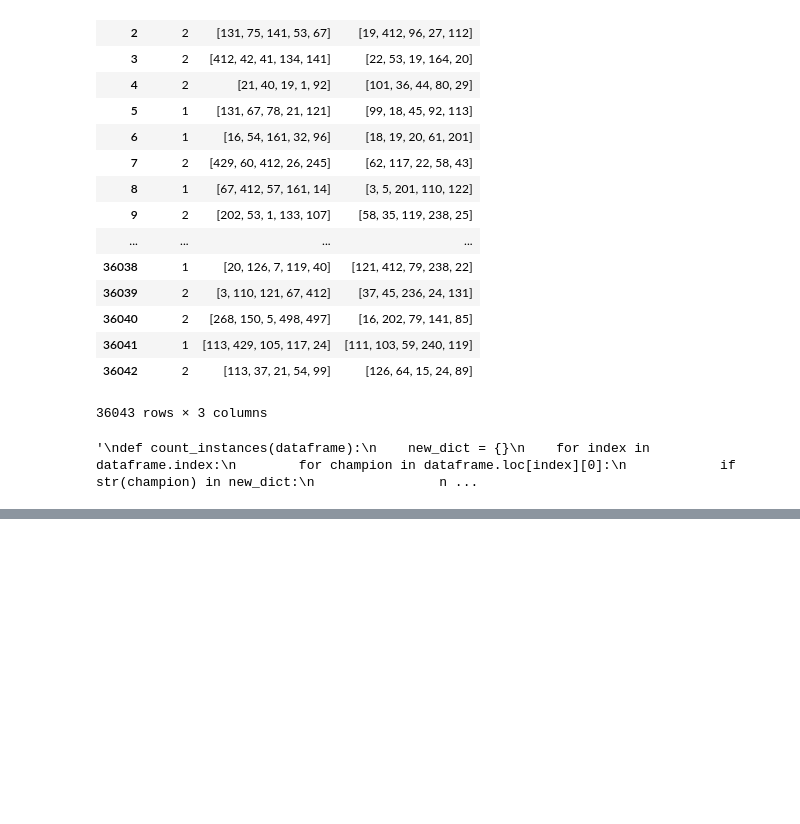
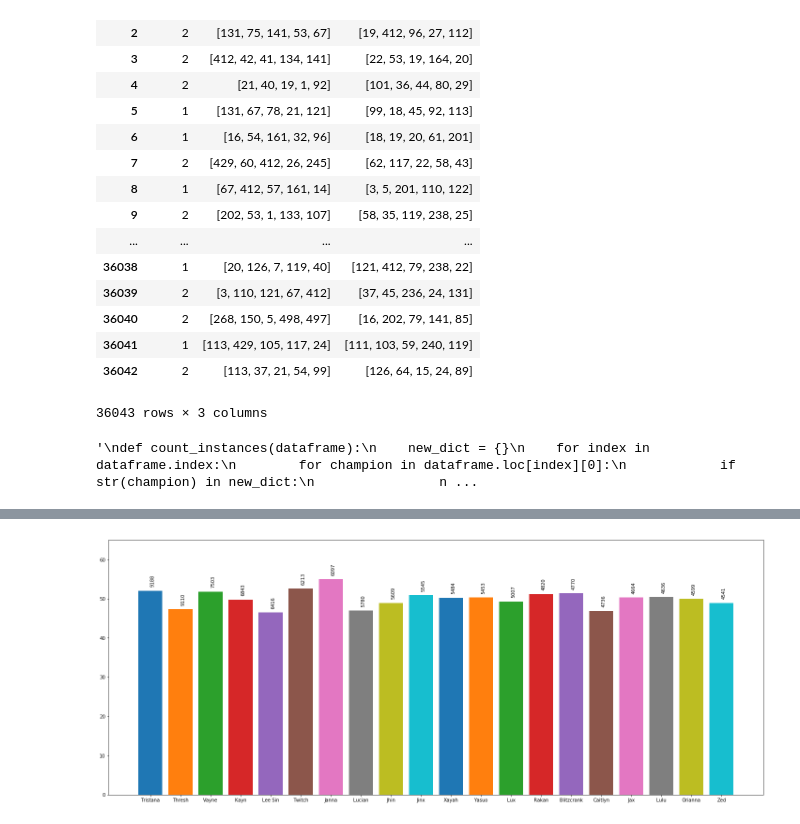
Before and after one commit to Kristian-Roopnarine/ML-League-Of-Legends, a Jupyter notebook: LOL_EDA.ipynb, the cells around one changed output, grey strips where cells are left out. Drawn from its saved outputs; the diff is of its cells as text; code cells hidden in the pictures; blank space fills up the shorter version.

```diff
--- a/LOL_EDA.ipynb
+++ b/LOL_EDA.ipynb
@@ -644,0 +796,13 @@ champion_dict
+# %%
+fig,ax = plt.subplots(figsize=(25,10))
+plt.ylim(0,65)
+plt.xticks(np.arange(0, 20, step=1))
+for i in range(20):
+    champ_id = sorted_champs_picked[i][0]
+    #plot the ith value with the x-axis being the champion, y is the win % and annotate the picked
+    ax.bar(champion_names['data'][champ_id]['name'],sorted_champs_picked[i][1]['won'])
+
+    #ax.annotate(sorted_champs_win[i][1]['picked'],xy=(sorted_champs_win[i][0],sorted_champs_win[i][1]['won']))
+    ax.text(champion_names['data'][champ_id]['name'],(sorted_champs_picked[i][1]['won'] + 3),sorted_champs_picked[i][1]['picked'],rotation=90)
+# %% [output]
+[figure, added]
```
Also changed, not shown: parts of 15 cells of this notebook.
